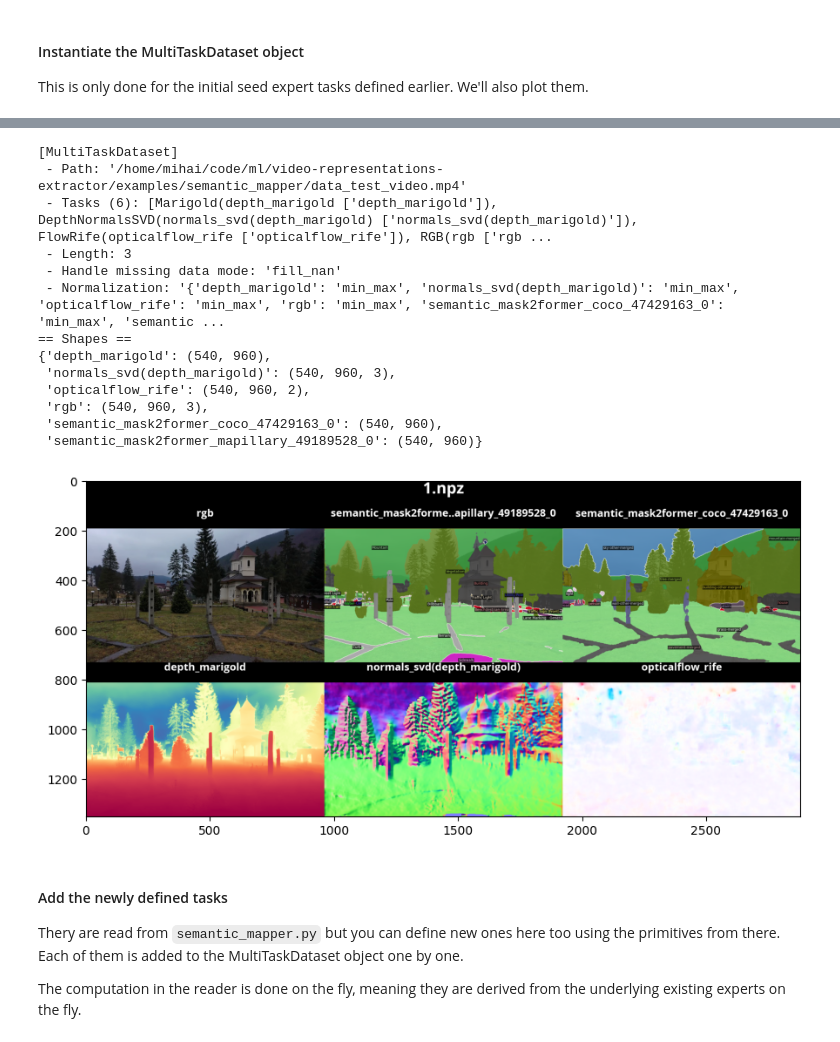
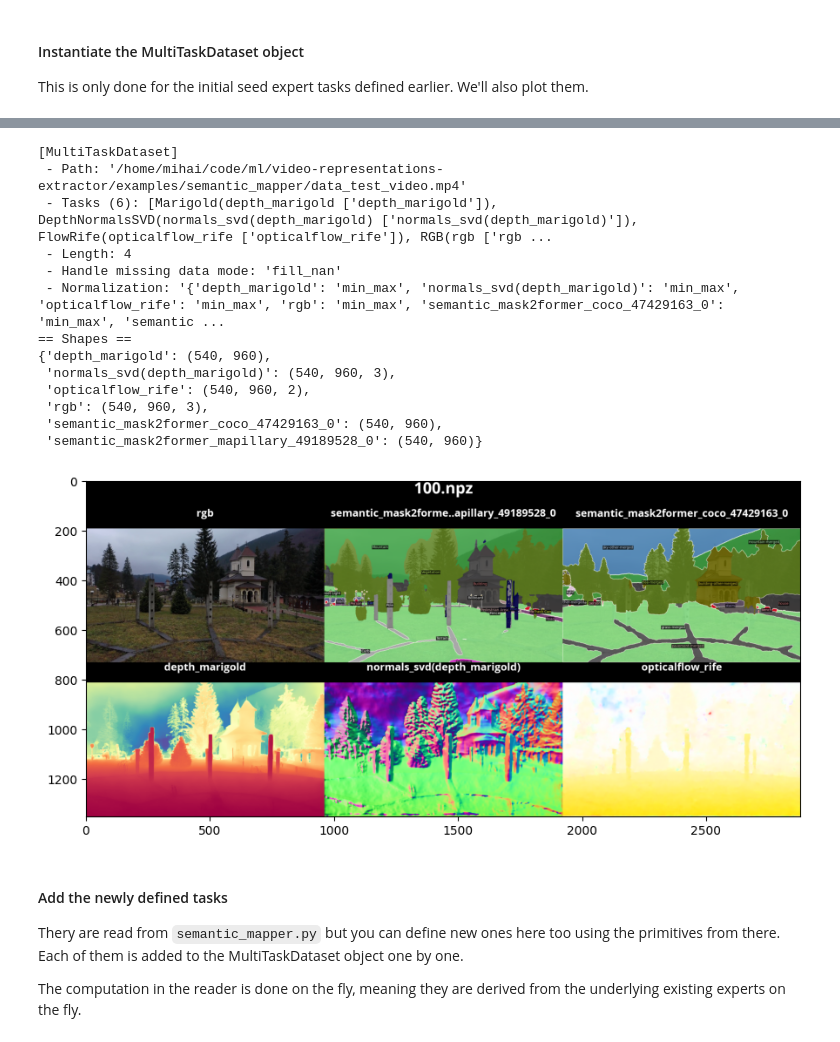
Before and after one commit to Meehai/video-representations-extractor, a Jupyter notebook: examples/semantic_mapper/semantic_mapper.ipynb, the cells around one changed output, grey strips where cells are left out. Saved outputs shown, nothing was run; the diff lists cells and outputs as text; code cells hidden in the pictures.

```diff
--- a/examples/semantic_mapper/semantic_mapper.ipynb
+++ b/examples/semantic_mapper/semantic_mapper.ipynb
@@ -20,14 +23,11 @@ import matplotlib.pyplot as plt
 # %% [markdown]
 #### Some utils functions for plotting
 # %%
-def vre_plot_fn(rgb: tr.Tensor, x: tr.Tensor, node: Representation) -> np.ndarray:
-    rgb, x = rgb.cpu().detach().numpy(), x.cpu().detach().numpy()
-    node.data = ReprOut(rgb[None], x[None], [0])
-    res = node.make_images()[0]
-    return res
-
-def plot_one(data: "MultiTaskItem", title: str, order: list[str],
+def plot_one(data: MultiTaskItem, title: str, order: list[str],
              name_to_task: dict[str, Representation]) -> np.ndarray:
+    def vre_plot_fn(rgb: tr.Tensor, x: tr.Tensor, node: Representation) -> np.ndarray:
+        node.data = ReprOut(rgb.cpu().detach().numpy()[None], x.cpu().detach().numpy()[None], [0])
+        return node.make_images()[0]
     img_data = {k: vre_plot_fn(data["rgb"], v, name_to_task[k]) for k, v in data.items()}
     img_data = reorder_dict(img_data, order)
     titles = [title if len(title) < 40 else f"{title[0:19]}..{title[-19:]}" for title in img_data]
@@ -51,9 +51,10 @@ data_path = Path.cwd() / "../../resources/test_video.mp4" # It can also be a pre
 vre_dir = data_path
 if data_path.suffix == ".mp4":
     vre_dir = Path.cwd() / f"data_{data_path.name}"
+    frames = ["1", "100", "1000", "3000"]
     if not vre_dir.exists():
-        subprocess.run(args=["vre", str(data_path), "--cfg_path", str(cfg_path),
-                             "-o", str(vre_dir), "--frames", "1", "5", "100"],
+        subprocess.run(args=["vre", str(data_path), "--config_path", str(cfg_path),
+                             "-o", str(vre_dir), "--frames", *frames],
                         env={**os.environ.copy(), **{"VRE_DEVICE": "cuda" if tr.cuda.is_available() else "cpu"}})
     else:
         print(f"Out dir '{vre_dir}' exists. Remove it first")
@@ -86,13 +88,10 @@ if data_path.suffix == ".mp4":
 
 This is only done for the initial seed expert tasks defined earlier. We'll also plot them.
 # %%
-INCLUDE_SEMANTICS_ORIGINAL = True
-task_names = ["rgb", "depth_marigold", "normals_svd(depth_marigold)", "opticalflow_rife"]
-order = ["rgb", "depth_marigold", "normals_svd(depth_marigold)"]
-if INCLUDE_SEMANTICS_ORIGINAL:
-    task_names.extend(["semantic_mask2former_coco_47429163_0", "semantic_mask2former_mapillary_49189528_0"])
-    order = ["rgb", "semantic_mask2former_mapillary_49189528_0", "semantic_mask2former_coco_47429163_0",
-             "depth_marigold", "normals_svd(depth_marigold)"]
+task_names = ["rgb", "depth_marigold", "normals_svd(depth_marigold)", "opticalflow_rife",
+              "semantic_mask2former_coco_47429163_0", "semantic_mask2former_mapillary_49189528_0"]
+order = ["rgb", "semantic_mask2former_mapillary_49189528_0", "semantic_mask2former_coco_47429163_0",
+            "depth_marigold", "normals_svd(depth_marigold)"]
 
 representations = build_representations_from_cfg(OmegaConf.load(cfg_path))
 reader = MultiTaskDataset(vre_dir, task_names=task_names,
@@ -120,17 +119,17 @@ plt.show()
 [MultiTaskDataset]
  - Path: '/home/mihai/code/ml/video-representations-extractor/examples/semantic_mapper/data_test_video.mp4'
  - Tasks (6): [Marigold(depth_marigold ['depth_marigold']), DepthNormalsSVD(normals_svd(depth_marigold) ['normals_svd(depth_marigold)']), FlowRife(opticalflow_rife ['opticalflow_rife']), RGB(rgb ['rgb ...
- - Length: 3
+ - Length: 4
  - Handle missing data mode: 'fill_nan'
  - Normalization: '{'depth_marigold': 'min_max', 'normals_svd(depth_marigold)': 'min_max', 'opticalflow_rife': 'min_max', 'rgb': 'min_max', 'semantic_mask2former_coco_47429163_0': 'min_max', 'semantic ...
 == Shapes ==
 {'depth_marigold': (540, 960),
  'normals_svd(depth_marigold)': (540, 960, 3),
  'opticalflow_rife': (540, 960, 2),
  'rgb': (540, 960, 3),
  'semantic_mask2former_coco_47429163_0': (540, 960),
  'semantic_mask2former_mapillary_49189528_0': (540, 960)}
-[figure, old version]
+[figure, new version]
 # %% [markdown]
 #### Add the newly defined tasks
 
```
Also changed, not shown: parts of 7 cells of this notebook, 20 other files.
